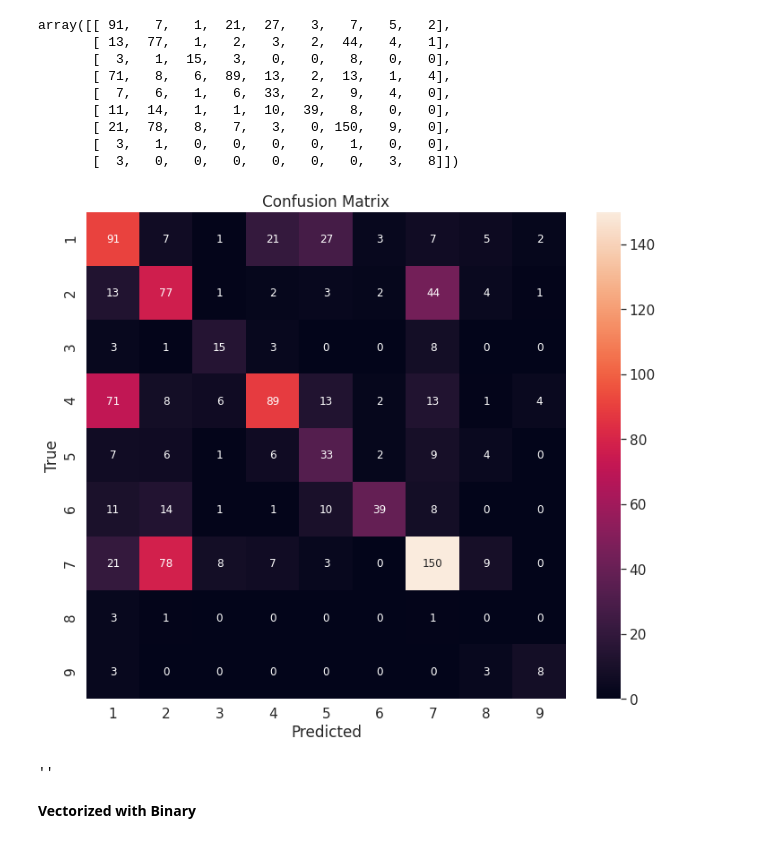
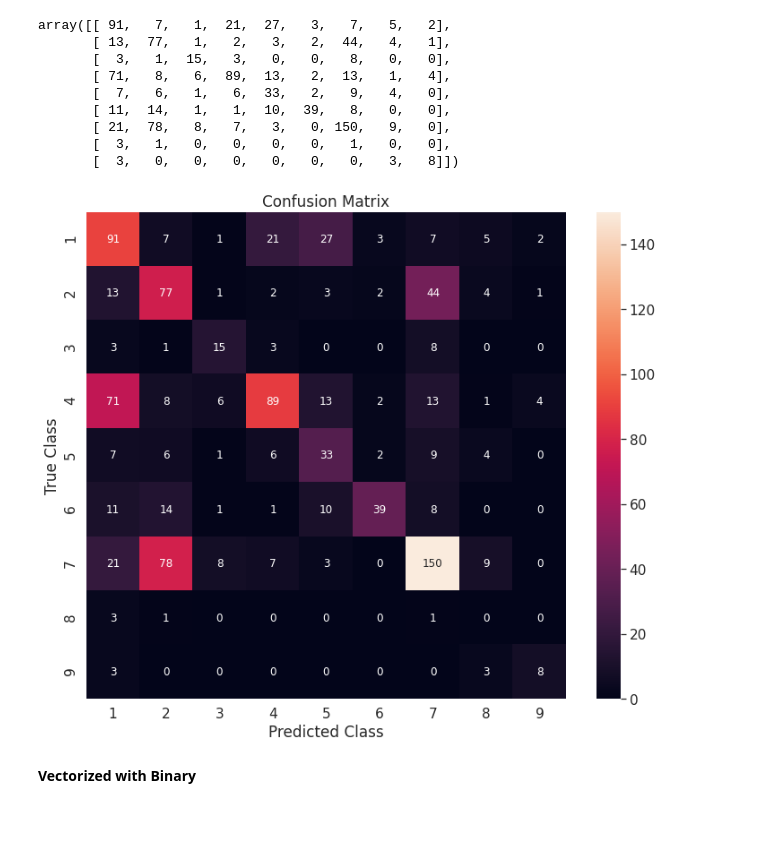
Before and after one commit to Shredder42/mutations, a Jupyter notebook: explore.ipynb, the cells around one changed output. Drawn from its saved outputs; the diff is of its cells as text; code cells hidden in the pictures.

```diff
--- a/explore.ipynb
+++ b/explore.ipynb
@@ -380,19 +380,20 @@ array([[ 91,   7,   1,  21,  27,   3,   7,   5,   2],
        [  3,   1,   0,   0,   0,   0,   1,   0,   0],
        [  3,   0,   0,   0,   0,   0,   0,   3,   8]])
 # %%
-df_cm = pd.DataFrame(cm, range(9), range(9))
-plt.figure(figsize = (12,10))
-sns.set(font_scale=1.4)#for label size
-sns.heatmap(df_cm, annot=True, annot_kws={"size": 12}, fmt='g', xticklabels = class_labels, yticklabels = class_labels)
-plt.xlabel("Predicted")
-plt.ylabel("True")
-plt.title("Confusion Matrix")
-plt.show()
-# plt.savefig('img/conf_matrix.png')
-;
+def confusion_matrix():
+    df_cm = pd.DataFrame(cm, range(9), range(9))
+    plt.figure(figsize = (12,10))
+    sns.set(font_scale=1.4)#for label size
+    sns.heatmap(df_cm, annot=True, annot_kws={"size": 12}, fmt='g', xticklabels = class_labels, yticklabels = class_labels)
+    plt.xlabel("Predicted Class")
+    plt.ylabel("True Class")
+    plt.title("Confusion Matrix")
+    plt.show()
-# %% [output]
-[figure, removed]
-''
+# %%
+confusion_matrix()
+# plt.savefit('img/conf_matrix.png')
+# %% [output]
+[figure, added]
 # %% [markdown]
 **Vectorized with Binary**
 # %%
```
Also changed, not shown: parts of 16 cells of this notebook.
